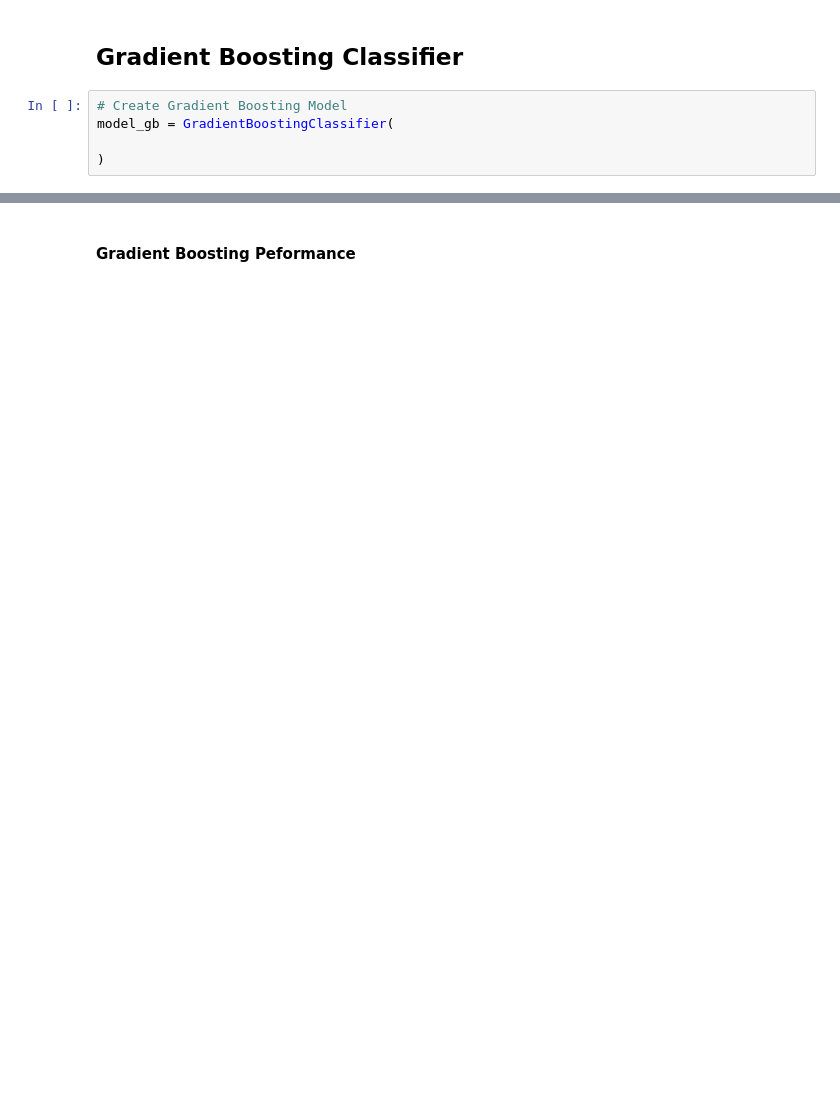
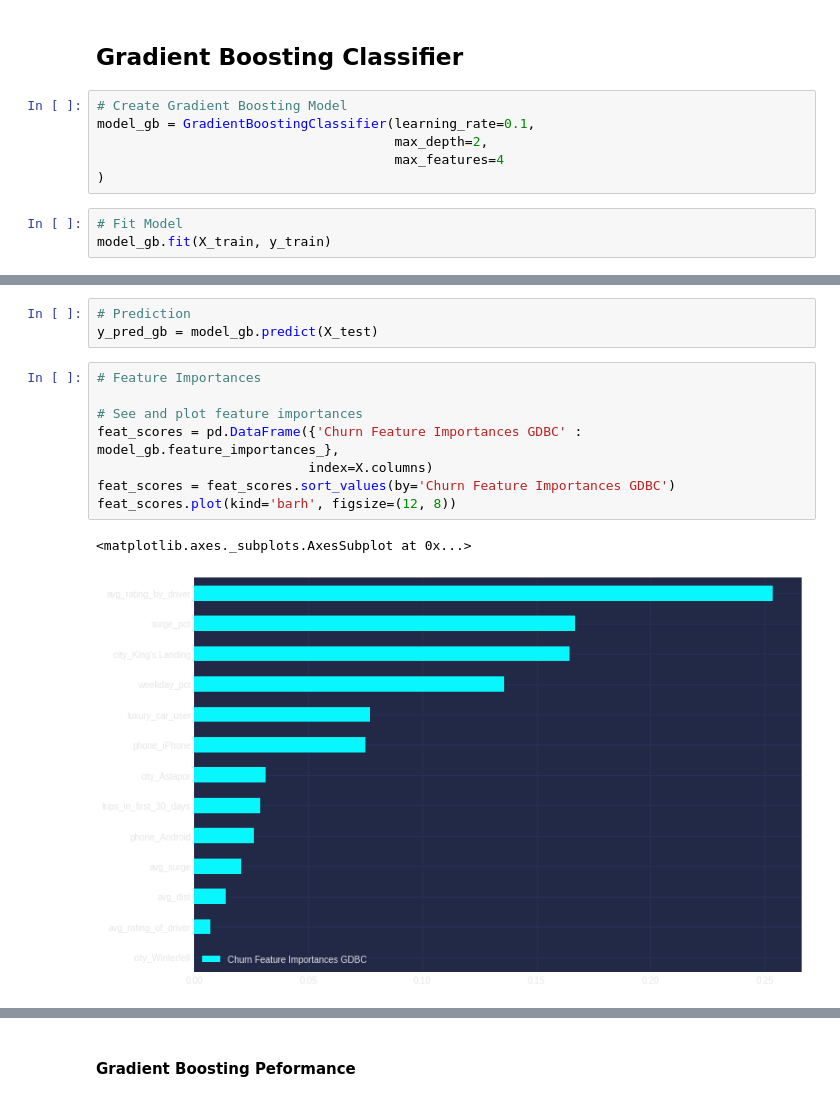
Before and after one commit to boogiedev/churning-a-blind-eye, a Jupyter notebook: modeling.ipynb, the cells around one changed output, grey strips where cells are left out. Cells and saved outputs as stored; diff of their text form; blank space fills up the shorter version.

Commit message:
add gradient boosting

```diff
--- a/modeling.ipynb
+++ b/modeling.ipynb
@@ -118,6 +118,10 @@ get_score(model_rf, X_train, y_train)
 ## Gradient Boosting Classifier
 # %%
 # Create Gradient Boosting Model
-model_gb = GradientBoostingClassifier(
-
+model_gb = GradientBoostingClassifier(learning_rate=0.1,
+                                      max_depth=2,
+                                      max_features=4
 )
+# %%
+# Fit Model
+model_gb.fit(X_train, y_train)
@@ -123,0 +139,14 @@ model_gb = GradientBoostingClassifier(
+# %%
+# Prediction
+y_pred_gb = model_gb.predict(X_test)
+# %%
+# Feature Importances
+
+# See and plot feature importances
+feat_scores = pd.DataFrame({'Churn Feature Importances GDBC' : model_gb.feature_importances_},
+                           index=X.columns)
+feat_scores = feat_scores.sort_values(by='Churn Feature Importances GDBC')
+feat_scores.plot(kind='barh', figsize=(12, 8))
+# %% [output]
+<matplotlib.axes._subplots.AxesSubplot at 0x...>
+[figure, added]
```
Also changed, not shown: parts of 15 cells of this notebook.
